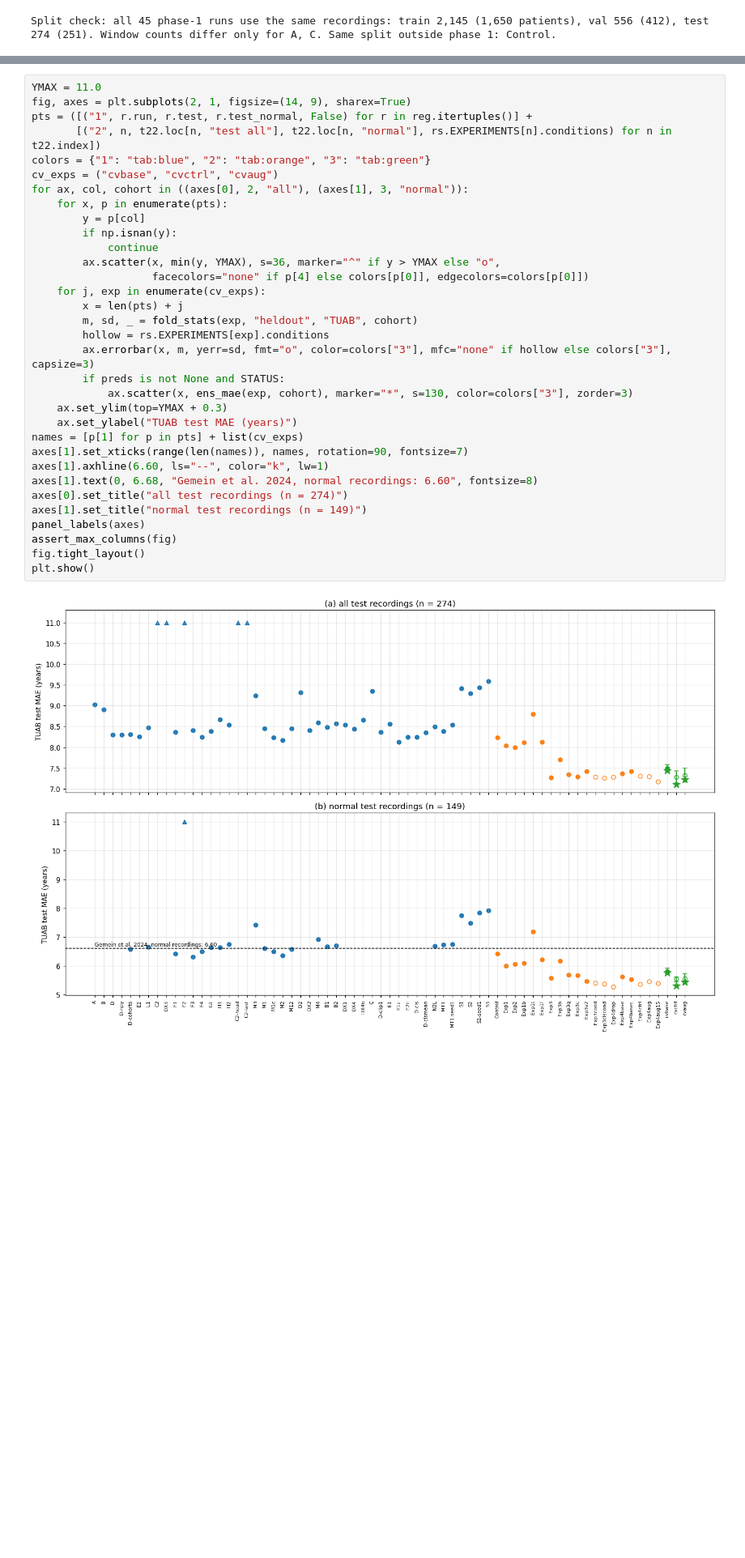
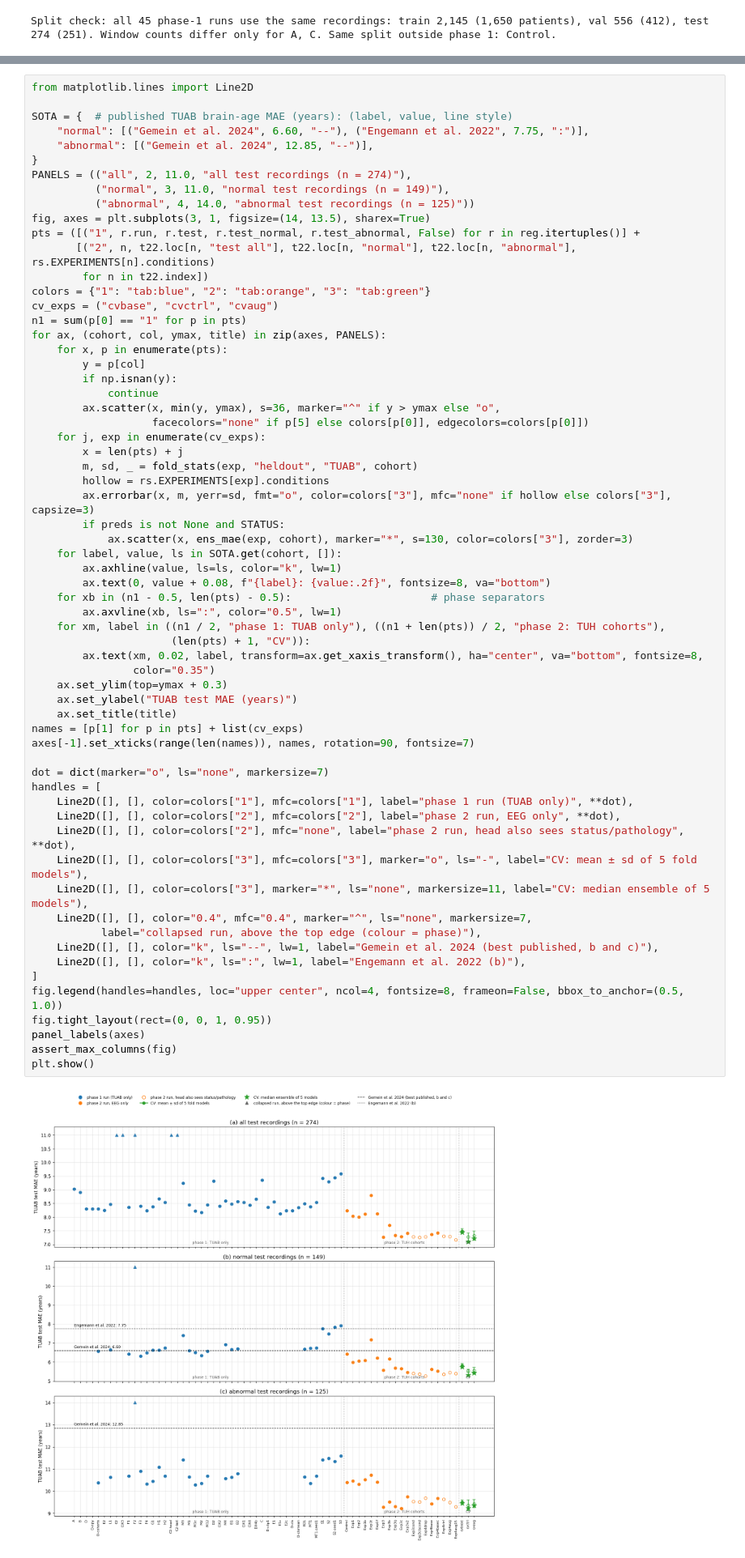
Before and after one commit to Neuro-Clalit/LaBraM, a Jupyter notebook: notebooks/brain_age_research_summary.ipynb, the cells around one changed output, grey strips where cells are left out. Shown at 81% size. Drawn from its saved outputs; the diff is of its cells as text; blank space fills up the shorter version.

```diff
--- a/notebooks/brain_age_research_summary.ipynb
+++ b/notebooks/brain_age_research_summary.ipynb
@@ -993,38 +1036,68 @@ Marks:
 # %%
-YMAX = 11.0
-fig, axes = plt.subplots(2, 1, figsize=(14, 9), sharex=True)
-pts = ([("1", r.run, r.test, r.test_normal, False) for r in reg.itertuples()] +
-       [("2", n, t22.loc[n, "test all"], t22.loc[n, "normal"], rs.EXPERIMENTS[n].conditions) for n in t22.index])
+from matplotlib.lines import Line2D
+
+SOTA = {  # published TUAB brain-age MAE (years): (label, value, line style)
+    "normal": [("Gemein et al. 2024", 6.60, "--"), ("Engemann et al. 2022", 7.75, ":")],
+    "abnormal": [("Gemein et al. 2024", 12.85, "--")],
+}
+PANELS = (("all", 2, 11.0, "all test recordings (n = 274)"),
+          ("normal", 3, 11.0, "normal test recordings (n = 149)"),
+          ("abnormal", 4, 14.0, "abnormal test recordings (n = 125)"))
+fig, axes = plt.subplots(3, 1, figsize=(14, 13.5), sharex=True)
+pts = ([("1", r.run, r.test, r.test_normal, r.test_abnormal, False) for r in reg.itertuples()] +
+       [("2", n, t22.loc[n, "test all"], t22.loc[n, "normal"], t22.loc[n, "abnormal"], rs.EXPERIMENTS[n].conditions)
+        for n in t22.index])
 colors = {"1": "tab:blue", "2": "tab:orange", "3": "tab:green"}
 cv_exps = ("cvbase", "cvctrl", "cvaug")
-for ax, col, cohort in ((axes[0], 2, "all"), (axes[1], 3, "normal")):
+n1 = sum(p[0] == "1" for p in pts)
+for ax, (cohort, col, ymax, title) in zip(axes, PANELS):
     for x, p in enumerate(pts):
         y = p[col]
         if np.isnan(y):
             continue
-        ax.scatter(x, min(y, YMAX), s=36, marker="^" if y > YMAX else "o",
-                   facecolors="none" if p[4] else colors[p[0]], edgecolors=colors[p[0]])
+        ax.scatter(x, min(y, ymax), s=36, marker="^" if y > ymax else "o",
+                   facecolors="none" if p[5] else colors[p[0]], edgecolors=colors[p[0]])
     for j, exp in enumerate(cv_exps):
         x = len(pts) + j
         m, sd, _ = fold_stats(exp, "heldout", "TUAB", cohort)
         hollow = rs.EXPERIMENTS[exp].conditions
         ax.errorbar(x, m, yerr=sd, fmt="o", color=colors["3"], mfc="none" if hollow else colors["3"], capsize=3)
         if preds is not None and STATUS:
             ax.scatter(x, ens_mae(exp, cohort), marker="*", s=130, color=colors["3"], zorder=3)
-    ax.set_ylim(top=YMAX + 0.3)
+    for label, value, ls in SOTA.get(cohort, []):
+        ax.axhline(value, ls=ls, color="k", lw=1)
+        ax.text(0, value + 0.08, f"{label}: {value:.2f}", fontsize=8, va="bottom")
+    for xb in (n1 - 0.5, len(pts) - 0.5):                      # phase separators
+        ax.axvline(xb, ls=":", color="0.5", lw=1)
+    for xm, label in ((n1 / 2, "phase 1: TUAB only"), ((n1 + len(pts)) / 2, "phase 2: TUH cohorts"),
+                      (len(pts) + 1, "CV")):
+        ax.text(xm, 0.02, label, transform=ax.get_xaxis_transform(), ha="center", va="bottom", fontsize=8,
+                color="0.35")
+    ax.set_ylim(top=ymax + 0.3)
     ax.set_ylabel("TUAB test MAE (years)")
+    ax.set_title(title)
 names = [p[1] for p in pts] + list(cv_exps)
-axes[1].set_xticks(range(len(names)), names, rotation=90, fontsize=7)
-axes[1].axhline(6.60, ls="--", color="k", lw=1)
-axes[1].text(0, 6.68, "Gemein et al. 2024, normal recordings: 6.60", fontsize=8)
-axes[0].set_title("all test recordings (n = 274)")
-axes[1].set_title("normal test recordings (n = 149)")
+axes[-1].set_xticks(range(len(names)), names, rotation=90, fontsize=7)
+
+dot = dict(marker="o", ls="none", markersize=7)
+handles = [
+    Line2D([], [], color=colors["1"], mfc=colors["1"], label="phase 1 run (TUAB only)", **dot),
+    Line2D([], [], color=colors["2"], mfc=colors["2"], label="phase 2 run, EEG only", **dot),
+    Line2D([], [], color=colors["2"], mfc="none", label="phase 2 run, head also sees status/pathology", **dot),
+    Line2D([], [], color=colors["3"], mfc=colors["3"], marker="o", ls="-", label="CV: mean ± sd of 5 fold models"),
+    Line2D([], [], color=colors["3"], marker="*", ls="none", markersize=11, label="CV: median ensemble of 5 models"),
+    Line2D([], [], color="0.4", mfc="0.4", marker="^", ls="none", markersize=7,
+           label="collapsed run, above the top edge (colour = phase)"),
+    Line2D([], [], color="k", ls="--", lw=1, label="Gemein et al. 2024 (best published, b and c)"),
+    Line2D([], [], color="k", ls=":", lw=1, label="Engemann et al. 2022 (b)"),
+]
+fig.legend(handles=handles, loc="upper center", ncol=4, fontsize=8, frameon=False, bbox_to_anchor=(0.5, 1.0))
+fig.tight_layout(rect=(0, 0, 1, 0.95))
 panel_labels(axes)
 assert_max_columns(fig)
-fig.tight_layout()
 plt.show()
 # %% [output]
-[figure, old version]
+[figure, new version]
 # %% [markdown]
 ### Table 2.5. The runs around the best result
 
```
Also changed, not shown: parts of 13 cells of this notebook, 3 other files.
